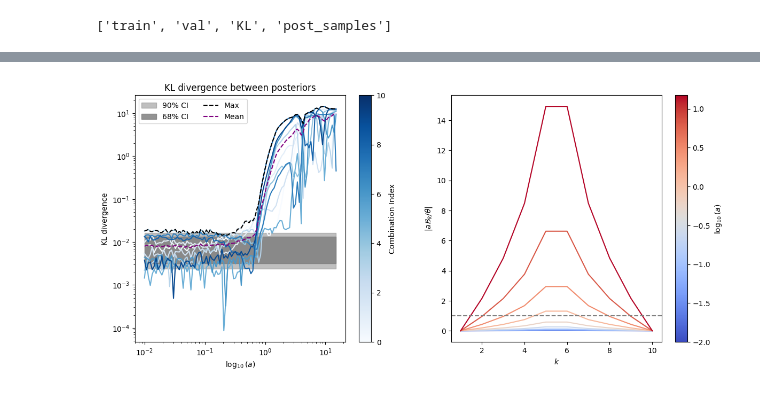
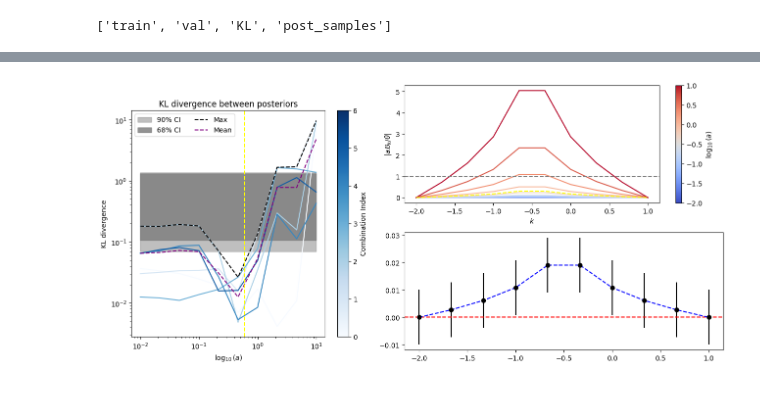
Before and after one commit to Mauropieroni/ACP-test-fork, a Jupyter notebook: scripts/notebooks_for_plots/plot_KL_extrapolation.ipynb, the cells around one changed output, grey strips where cells are left out. Drawn from its saved outputs; the diff is of its cells as text; code cells hidden in the pictures.

```diff
--- a/scripts/notebooks_for_plots/plot_KL_extrapolation.ipynb
+++ b/scripts/notebooks_for_plots/plot_KL_extrapolation.ipynb
@@ -49,4 +56,5 @@ KeyboardInterrupt:
 [figure]
 # %%
-xx = .5 * torch.tensor((1 - np.abs( np.linspace(-1, 1, 10) ) **.25))
+xx = torch.tensor((1 - np.abs( np.linspace(-1, 1, 10) ) **.25))
+xx /= torch.max(xx)
 # %%
@@ -172,10 +183,15 @@ Mean full: 0.7861024368254658
 # %%
-n_combinations = int(n_networks *(n_networks-1) / 2)
-alpha = np.geomspace(1e-2, 15, 100)
-kl_vals = np.zeros((n_combinations, len(alpha)))
+regenerate = True
+nn_networks = 4
+nn_combinations = int(nn_networks *(nn_networks-1) / 2)
+alpha = np.geomspace(1e-2, 10, 10)
+kl_vals = np.zeros((nn_combinations, len(alpha)))
 
 try:
-    kl_data = np.load('KL_vals.npz')
+    if regenerate:
+        raise FileNotFoundError("Regenerate KL values")
+
+    kl_data = np.load('new_KL_vals.npz')
     alpha = kl_data['alpha']
     kl_vals = kl_data['kl_vals']
     print('Loaded')
@@ -185,8 +201,8 @@ except FileNotFoundError:
         full_data = new_observation_data + alpha[a] * xx
 
         k = 0
-        for i in range(n_networks):
+        for i in range(1, n_networks):
             for j in range(i+1, n_networks):
                 kl_vals[k,a] = ext.my_KLval(posteriors[i], posteriors[j], 1e-3, 10000, observation=full_data)
                 k += 1
-    np.savez('KL_vals.npz', alpha=alpha, kl_vals=kl_vals)
+    np.savez('new_KL_vals.npz', alpha=alpha, kl_vals=kl_vals)
@@ -199,49 +212,80 @@ tensor([0.0000, 0.0304, 0.0683, 0.1201, 0.2113, 0.2113, 0.1201, 0.0683, 0.0304,
 from matplotlib.colors import Normalize
 
 cmap = cm.Blues
-norm = Normalize(vmin=0, vmax=n_combinations)
+norm = Normalize(vmin=0, vmax=nn_combinations)
 
 vals = np.quantile(kl_vals[:,:30], [.05, .16, .5, .84, .95], axis=0)
 vv = np.mean(vals, axis=-1)
 
-fig, ax = plt.subplots(ncols=2, figsize=(14, 6))
+fig, ax = plt.subplots(nrows=2, ncols=2, figsize=(14, 6))
+
+# axs is a 2x2 array: axs[0,0], axs[0,1], axs[1,0], axs[1,1]
+
+# Remove the two Axes in the left column
+fig.delaxes(ax[0,0])
+fig.delaxes(ax[1,0])
+
+# Get the position of the old left-column Axes to compute new big Axes' position
+pos_top = ax[0,0].get_position()
+pos_bottom = ax[1,0].get_position()
+
+# Compute merged position spanning top and bottom left Axes
+new_pos = [
+    pos_bottom.x0,   # left
+    pos_bottom.y0,   # bottom
+    pos_top.x1 - pos_bottom.x0,   # width
+    pos_top.y1 - pos_bottom.y0    # height
+]
+
+# Add the new big Axes using the computed merged position
+ax_big = fig.add_axes(new_pos)
 
 
-for i in range( n_combinations ):
-    ax[0].loglog(alpha, kl_vals[i,:], color=cmap(norm(i)))
+for i in range( nn_combinations ):
+    ax_big.loglog(alpha, kl_vals[i,:], color=cmap(norm(i)))
 
-ax[0].fill_between(alpha, vv[0], vv[-1], alpha=.5, color='grey', label='90% CI')
-ax[0].fill_between(alpha, vv[1], vv[-2], alpha=.85, color='grey', label='68% CI')
-ax[0].loglog(alpha, np.max(kl_vals, axis=0), label='Max', color='black', linestyle='--')
-ax[0].loglog(alpha, np.mean(kl_vals, axis=0), label='Mean', color='purple', linestyle='--')
+ax_big.fill_between(alpha, vv[0], vv[-1], alpha=.5, color='grey', label='90% CI')
+ax_big.fill_between(alpha, vv[1], vv[-2], alpha=.85, color='grey', label='68% CI')
+ax_big.loglog(alpha, np.max(kl_vals, axis=0), label='Max', color='black', linestyle='--')
+ax_big.loglog(alpha, np.mean(kl_vals, axis=0), label='Mean', color='purple', linestyle='--')
 
 # Add a custom legend entry for the colormap
 sm = plt.cm.ScalarMappable(cmap=cmap, norm=norm)
 sm.set_array([])  # Required for colorbar
-cbar = plt.colorbar(sm, ax=ax[0], label="Combination Index")
+cbar = plt.colorbar(sm, ax=ax_big, label="Combination Index")
 
+ax_big.axvline(.6, color='yellow', linestyle='--')
 
-ax[0].set_xscale('log')
-ax[0].set_xlabel(r'$\log_{10}(a)$')
-ax[0].set_ylabel('KL divergence')
-ax[0].set_title('KL divergence between posteriors')
-ax[0].legend(ncol=2)
+ax_big.set_xscale('log')
+ax_big.set_xlabel(r'$\log_{10}(a)$')
+ax_big.set_ylabel('KL divergence')
+ax_big.set_title('KL divergence between posteriors')
+ax_big.legend(ncol=2)
 
 
 aa = np.log10(np.geomspace(alpha[0], alpha[-1], 10)) #  np.array(alpha) #
 cmap = cm.coolwarm
 norm = Normalize(vmin=aa[0], vmax=aa[-1])
 
+
 for a in aa:
-    ax[1].plot(np.arange(1, 11, 1), 10**a * xx / np.abs(observation_theta), color=cmap(norm(a)), label=f'{a}')
+    ax[0,1].plot(aa, 10**a * xx / np.abs( observation_theta[0] ) , color=cmap(norm(a)), label=f'{a}')
+
+ax[0,1].plot(aa, .6 * xx / np.abs( observation_theta[0] ) , color='yellow', linestyle='--')
 
 # Add a custom legend entry for the colormap
 sm = plt.cm.ScalarMappable(cmap=cmap, norm=norm)
 sm.set_array([])  # Required for colorbar
-cbar = plt.colorbar(sm, ax=ax[1], label=r"$\log_{10}(a)$")
+cbar = plt.colorbar(sm, ax=ax[0,1], label=r"$\log_{10}(a)$")
 
-ax[1].axhline(1, color='grey', linestyle='--', label=r'$\theta$')
-ax[1].set_ylabel(r'$|a \mathcal{B}_k / \theta |$')
-#ax[1].set_yscale('log')
-ax[1].set_xlabel(r'$k$')
+ax[0,1].axhline(1., color='grey', linestyle='--', label=r'$\theta$')
+ax[0,1].set_ylabel(r'$|a \mathcal{B}_k / \theta |$')
+# ax[0,1].set_ylim(-3, 3)
+ax[0,1].set_xlabel(r'$k$')
+
+ax[1,1].errorbar(aa, .6 * xx + new_observation_theta[0], yerr=.01, color='black', label='Bump', linestyle=' ', marker='o')
+ax[1,1].axhline(new_observation_theta[0], color='red', linestyle='--')
+ax[1,1].plot(aa, .6 * xx + new_observation_theta[0], color='blue', linestyle='--', label=r'$\theta$ +Bump')
+
+plt.tight_layout()
 # %% [output]
@@ -249 +292 @@ Text(0.5, 0, '$k$')
-[figure, old version]
+[figure, new version]
```
Also changed, not shown: parts of 10 cells of this notebook, 3 other files.
